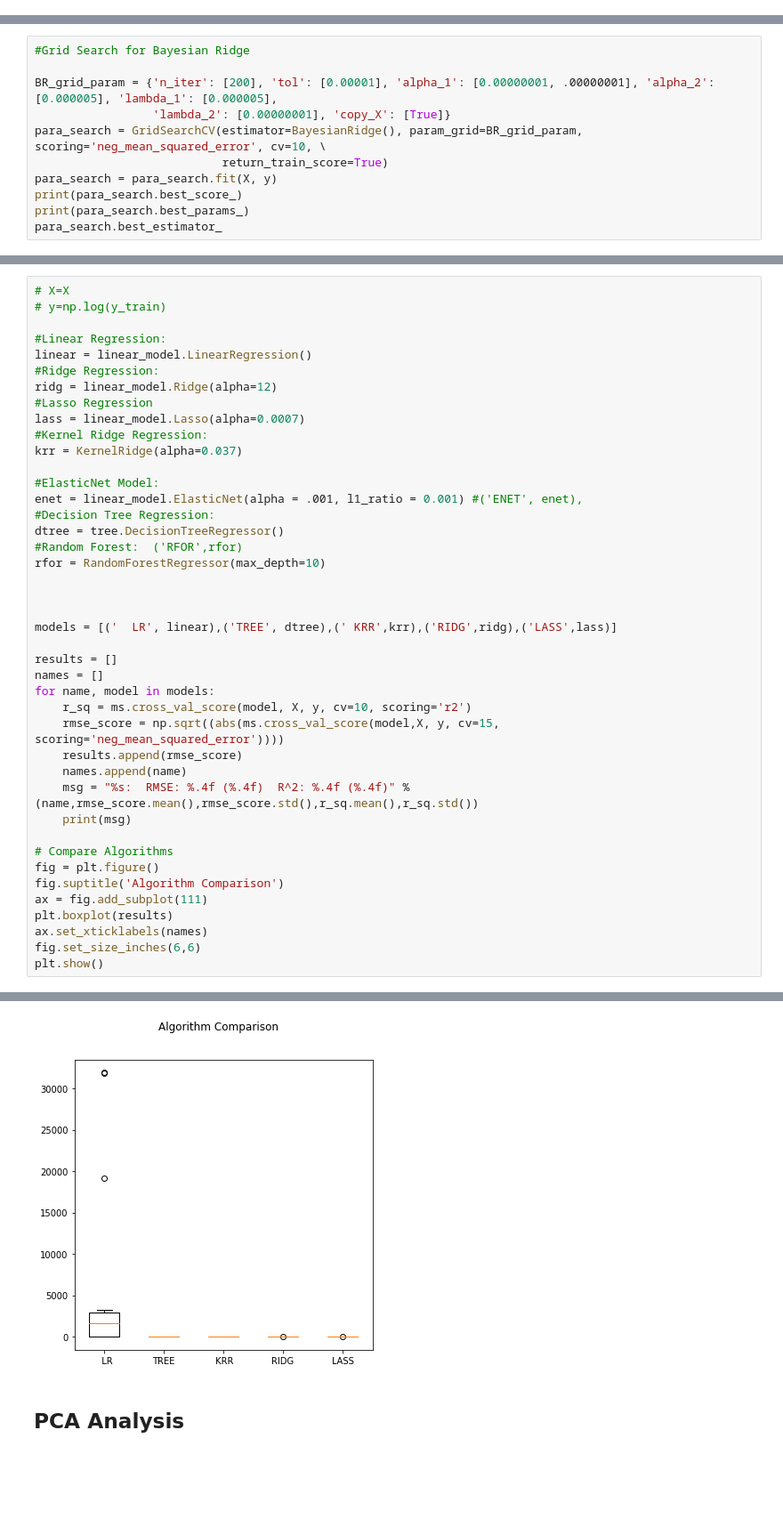
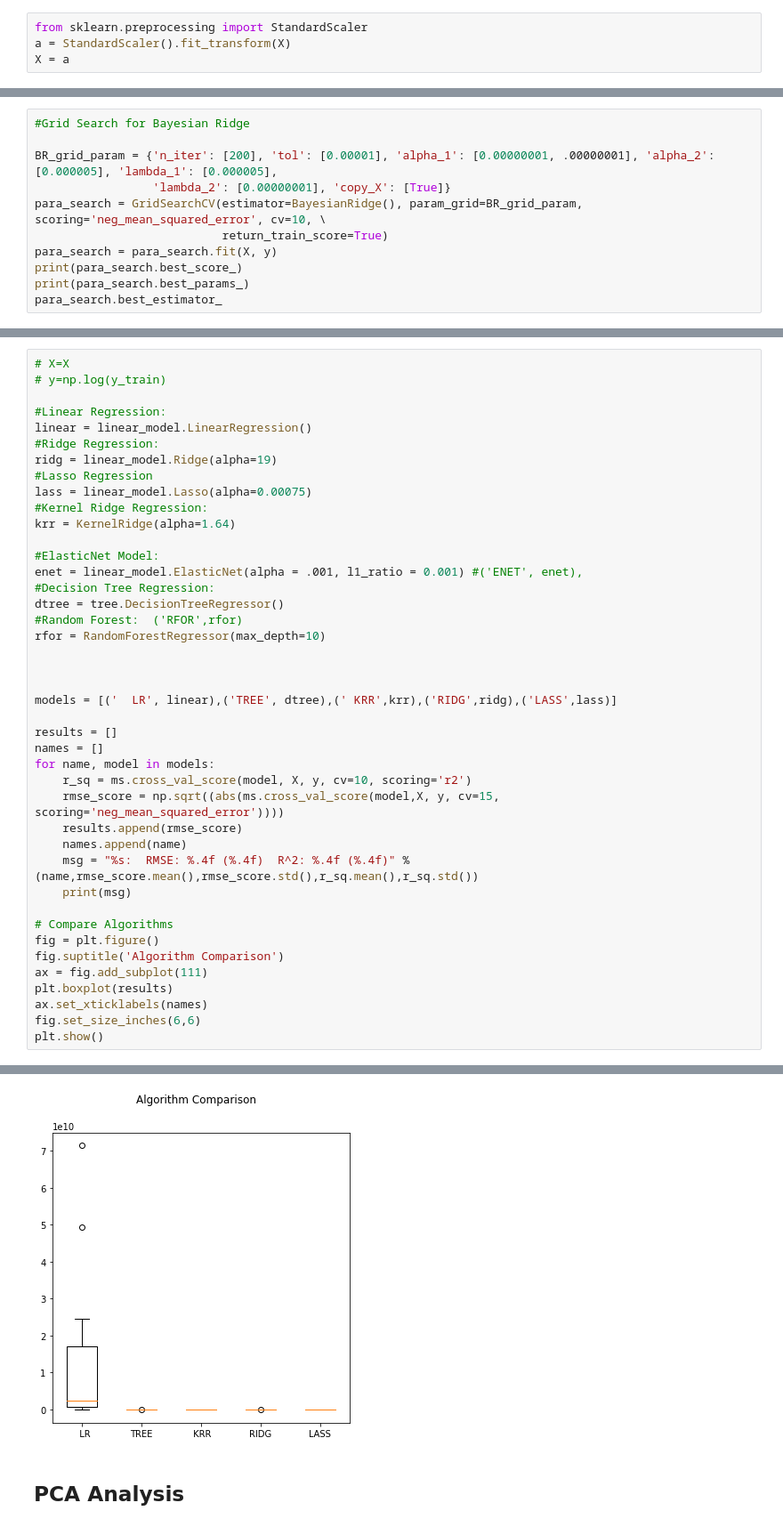
Before and after one commit to ariani86/Machine_Learning_Prohect, a Jupyter notebook: ML_ProjectCode.ipynb, the cells around one changed output, grey strips where cells are left out. Shown at 89% size. Cells and saved outputs as stored; diff of their text form; blank space fills up the shorter version.

```diff
--- a/ML_ProjectCode.ipynb
+++ b/ML_ProjectCode.ipynb
@@ -435,6 +435,10 @@ X_train.shape
 # %% [markdown]
 ***MACHINE LEARNING ALGORITHMS:***
 ---------------------------------
+# %%
+from sklearn.preprocessing import StandardScaler
+a = StandardScaler().fit_transform(X)
+X = a
 # %%
 from sklearn.linear_model import ElasticNet, Lasso,  BayesianRidge, LogisticRegression, ElasticNetCV, Ridge
 from sklearn import tree
@@ -539,11 +543,11 @@ Lasso(alpha=0.0007, copy_X=True, fit_intercept=True, max_iter=300,
 #Linear Regression:
 linear = linear_model.LinearRegression()
 #Ridge Regression:
-ridg = linear_model.Ridge(alpha=12)
+ridg = linear_model.Ridge(alpha=19)
 #Lasso Regression
-lass = linear_model.Lasso(alpha=0.0007)
+lass = linear_model.Lasso(alpha=0.00075)
 #Kernel Ridge Regression:
-krr = KernelRidge(alpha=0.037)
+krr = KernelRidge(alpha=1.64)
 
 #ElasticNet Model:
 enet = linear_model.ElasticNet(alpha = .001, l1_ratio = 0.001) #('ENET', enet),
@@ -583,4 +587,4 @@ LASS:  RMSE: 0.1364 (0.0464)  R^2: 0.8716 (0.0871)
-[figure, old version]
+[figure, new version]
 # %% [markdown]
 ## PCA Analysis
 # %%
```
Also changed, not shown: parts of 16 cells of this notebook.
